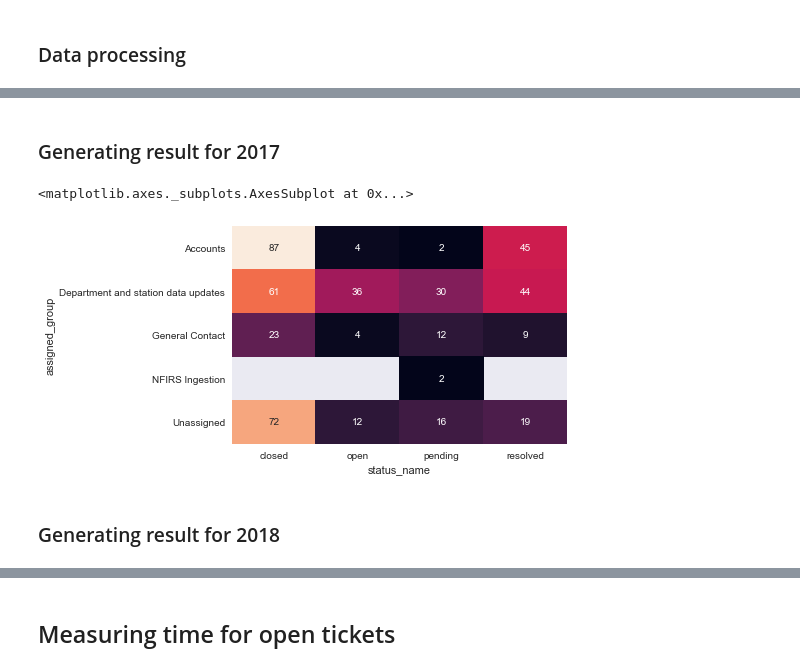
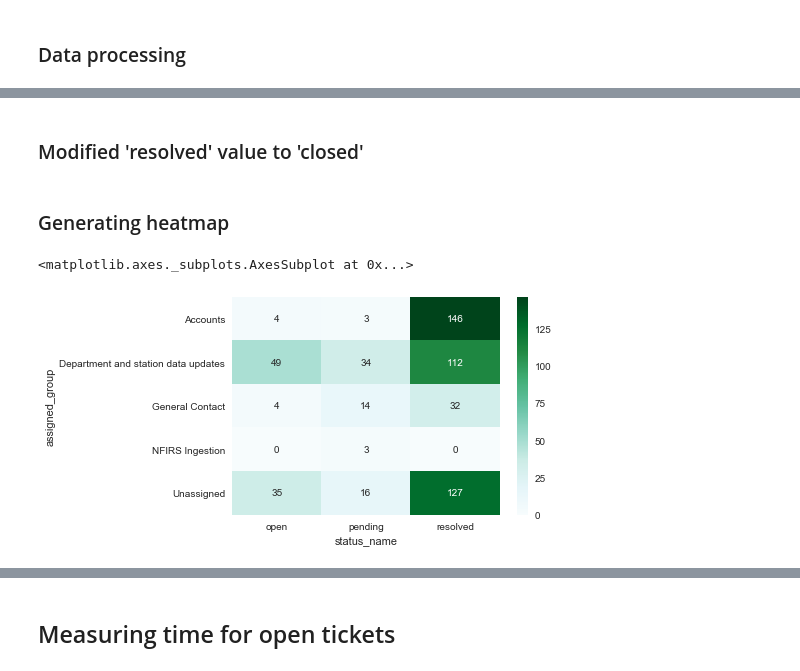
Before and after one commit to JorgeMartinezG/firecares-stats, a Jupyter notebook: Tickets analysis.ipynb, the cells around one changed output, grey strips where cells are left out. Saved outputs shown, nothing was run; the diff lists cells and outputs as text; code cells hidden in the pictures.

Commit message:
Modified ticket analysis

```diff
--- a/Tickets analysis.ipynb
+++ b/Tickets analysis.ipynb
@@ -41,0 +38,2 @@ df.head()
+# %% [markdown]
+### Modified 'resolved' value to 'closed'
@@ -42,13 +42,9 @@ df.head()
+# %% [markdown]
+### Generating heatmap
 # %%
-df_groups = df.groupby(['year', 'status_name', 'assigned_group']).size().reset_index(name='count')
+df_groups = df.groupby(['status_name', 'assigned_group']).size().reset_index(name='count')
+df_heatmap = df_groups.pivot_table(index='assigned_group', columns='status_name', values='count', fill_value=0)
+sns.heatmap(df_heatmap, annot=True, fmt="d", cmap='BuGn')
+# %% [output]
+<matplotlib.axes._subplots.AxesSubplot at 0x...>
+[figure, added]
-# %% [markdown]
-### Generating result for 2017
-# %%
-df_grid = df_groups.loc[(df_groups['year'] == 2017)]
-df_heatmap = df_grid.pivot(index='assigned_group', columns='status_name', values='count')
-sns.heatmap(df_heatmap, annot=True,cbar=False)
-# %% [output]
-<matplotlib.axes._subplots.AxesSubplot at 0x...>
-[figure, removed]
-# %% [markdown]
-### Generating result for 2018
```
Also changed, not shown: parts of 10 cells of this notebook, 1 other file.
